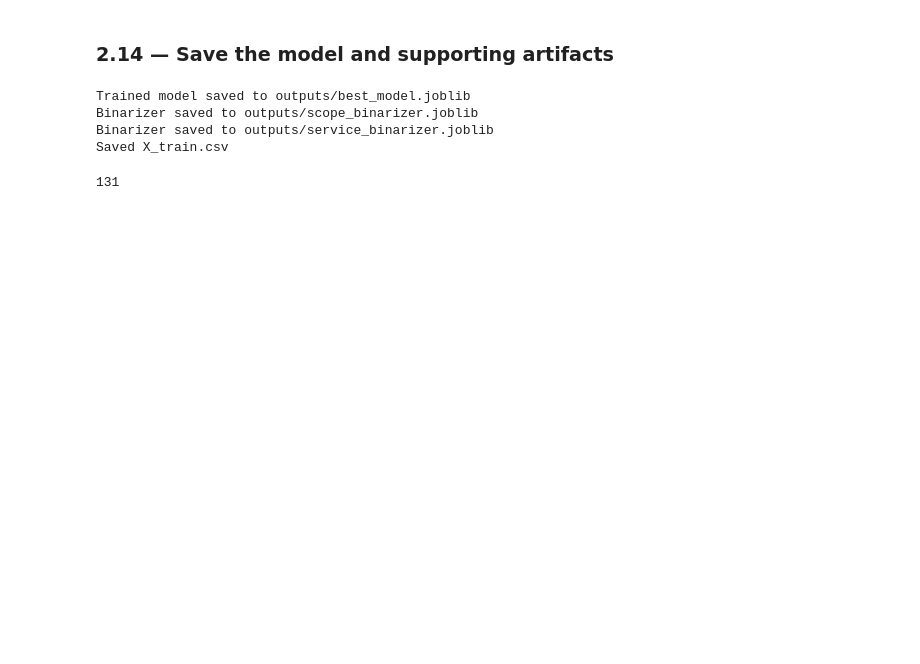
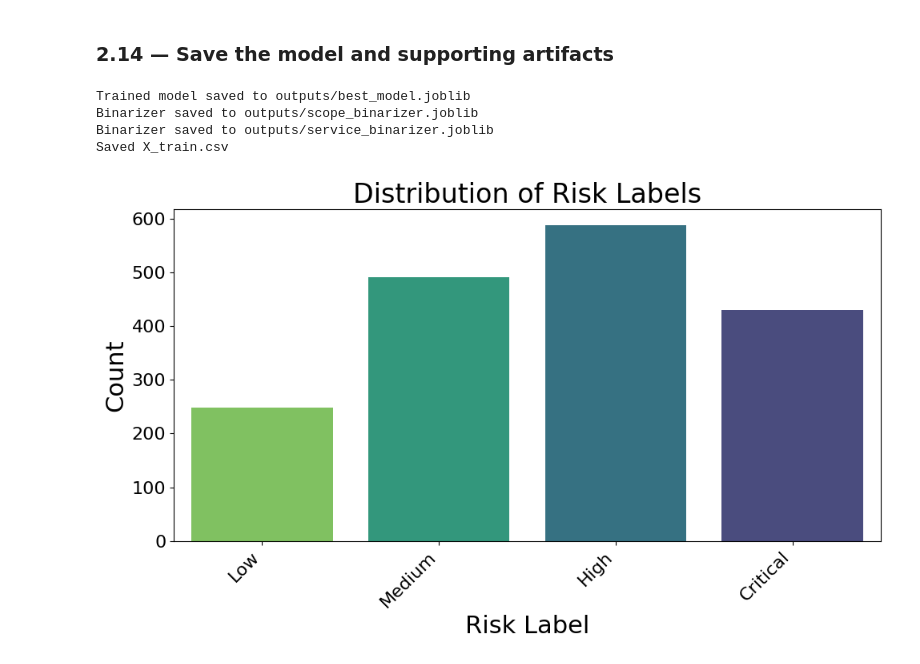
Before and after one commit to taylor-land/scope-guard-dashboard, a Jupyter notebook: pipeline/model_pipeline.ipynb, the cells around one changed output. Saved outputs shown, nothing was run; the diff lists cells and outputs as text; code cells hidden in the pictures; blank space fills up the shorter version.

```diff
--- a/pipeline/model_pipeline.ipynb
+++ b/pipeline/model_pipeline.ipynb
@@ -873,7 +900,23 @@ Trained model saved to outputs/best_model.joblib
 Binarizer saved to outputs/scope_binarizer.joblib
 Binarizer saved to outputs/service_binarizer.joblib
 Saved X_train.csv
-# %%
-print(len(scope_binarizer.classes_))
-# %% [output]
-131
+# %%
+plt.figure(figsize=(10, 6))
+sns.countplot(
+    data=df,
+    x='risk_label',
+    order=['Low', 'Medium', 'High', 'Critical'],
+    hue='risk_label',
+    palette='viridis',
+    legend=False,
+)
+plt.title(f'Distribution of Risk Labels',fontsize=24)
+plt.xlabel('Risk Label',fontsize=22)
+plt.ylabel('Count',fontsize=22)
+plt.xticks(rotation=45, ha='right',fontsize=16)
+plt.yticks(fontsize=16)
+plt.tight_layout()
+plt.savefig('outputs/label_dist.png')
+plt.show()
+# %% [output]
+[figure, added]
```
Also changed, not shown: parts of 21 cells of this notebook, 24 other files.
